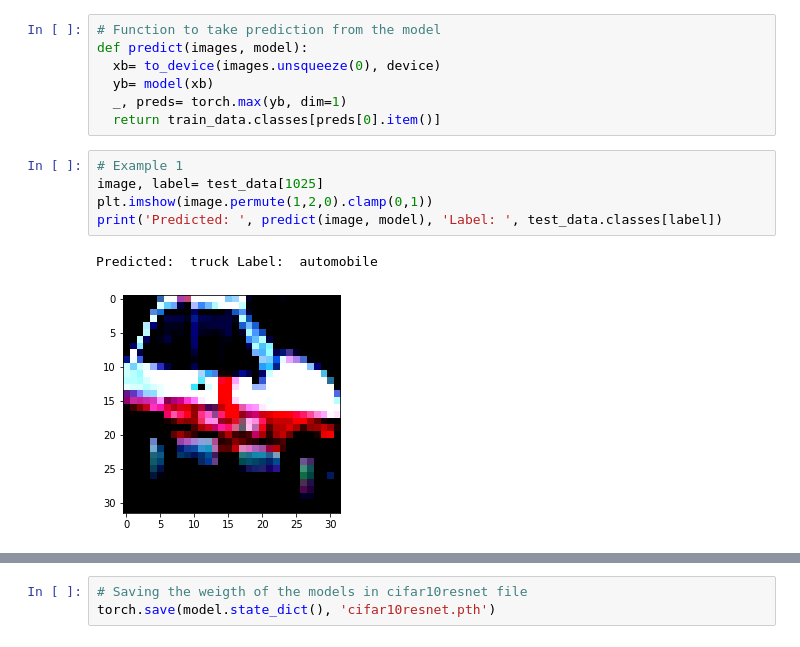
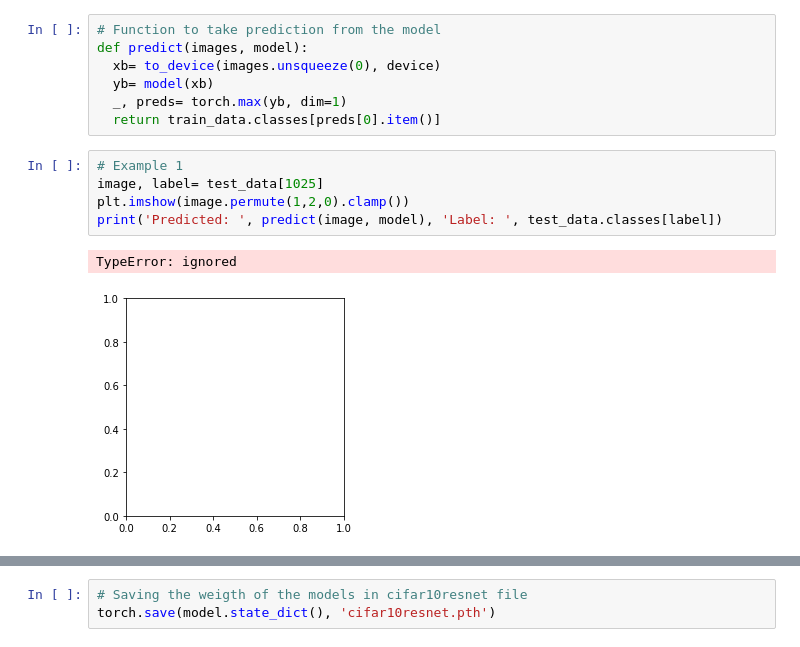
Before and after one commit to lakshaygola/Image-Classification, a Jupyter notebook: residualmodel_cifar10.ipynb, the cells around one changed output, grey strips where cells are left out. Saved outputs shown, nothing was run; the diff lists cells and outputs as text.

```diff
--- a/residualmodel_cifar10.ipynb
+++ b/residualmodel_cifar10.ipynb
@@ -390,11 +389,11 @@ def predict(images, model):
 # %%
 # Example 1
 image, label= test_data[1025]
-plt.imshow(image.permute(1,2,0).clamp(0,1))
+plt.imshow(image.permute(1,2,0).clamp())
 print('Predicted: ', predict(image, model), 'Label: ', test_data.classes[label])
 # %% [output]
-Predicted:  truck Label:  automobile
+TypeError: ignored
-[figure, old version]
+[figure, new version]
 # %%
 # Example 2
 image, label= test_data[105]
```
Also changed, not shown: parts of 10 cells of this notebook.
